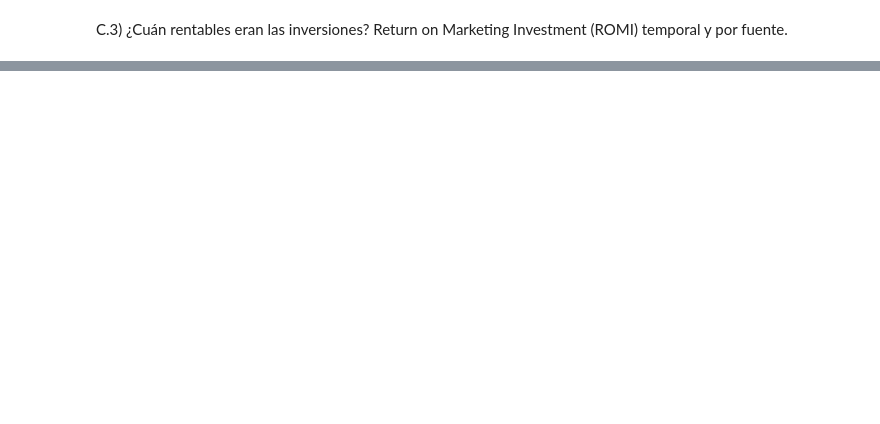
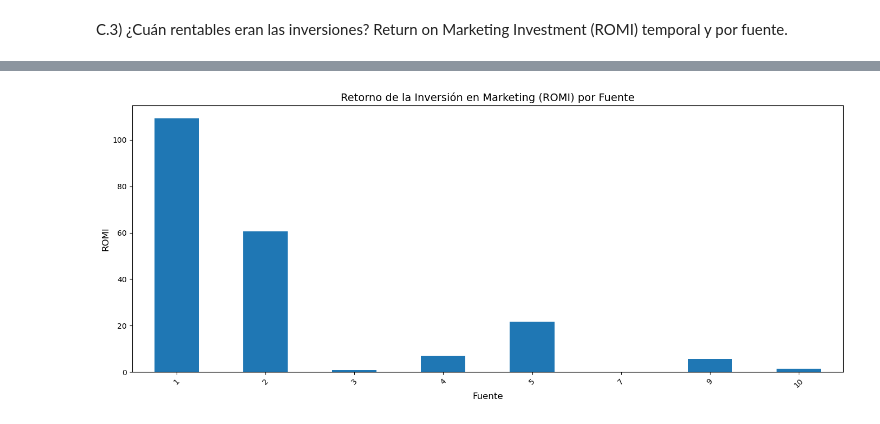
Before and after one commit to Pablouski7/pset4, a Jupyter notebook: notebooks/PSet4_Showz_Marketing.ipynb, the cells around one changed output, grey strips where cells are left out. Drawn from its saved outputs; the diff is of its cells as text; code cells hidden in the pictures; blank space fills up the shorter version.

```diff
--- a/notebooks/PSet4_Showz_Marketing.ipynb
+++ b/notebooks/PSet4_Showz_Marketing.ipynb
@@ -568,3 +615,10 @@ sition Cost (CAC) por fuente.
 
 C.3) ¿Cuán rentables eran las inversiones? Return on Marketing Investment (ROMI) temporal
 y por fuente.
+# %%
+from metrics import calcular_romi
+
+source_id_n_uid = visitas[['source_id', 'uid']].copy()
+romi = calcular_romi(costos_por_fuente, ordenes, source_id_n_uid)
+romi.to_csv('../data/processed/romi_por_fuente.csv', index=False)
+romi
@@ -570,0 +635,11 @@ y por fuente.
+# %%
+fig, ax = plt.subplots(figsize=(14, 6))
+romi.plot(ax=ax, x='source_id', y='romi', kind='bar', legend=False)
+ax.set_title('Retorno de la Inversión en Marketing (ROMI) por Fuente', fontsize=14)
+plt.xlabel('Fuente', fontsize=12)
+plt.ylabel('ROMI', fontsize=12)
+plt.xticks(rotation=45)
+plt.tight_layout()
+plt.savefig('../reports/figures/romi_por_fuente.png', dpi=300, bbox_inches='tight')
+# %% [output]
+[figure, added]
```
Also changed, not shown: parts of 11 cells of this notebook, 11 other files.
